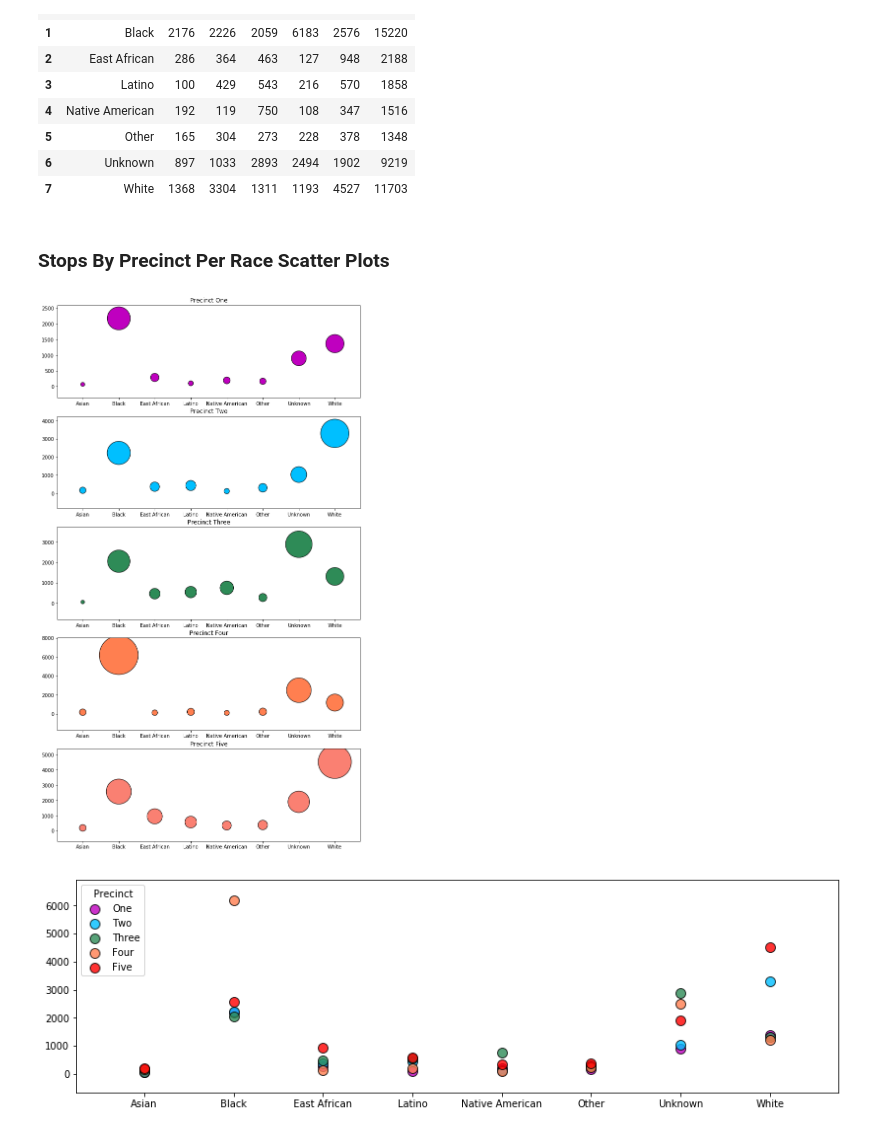
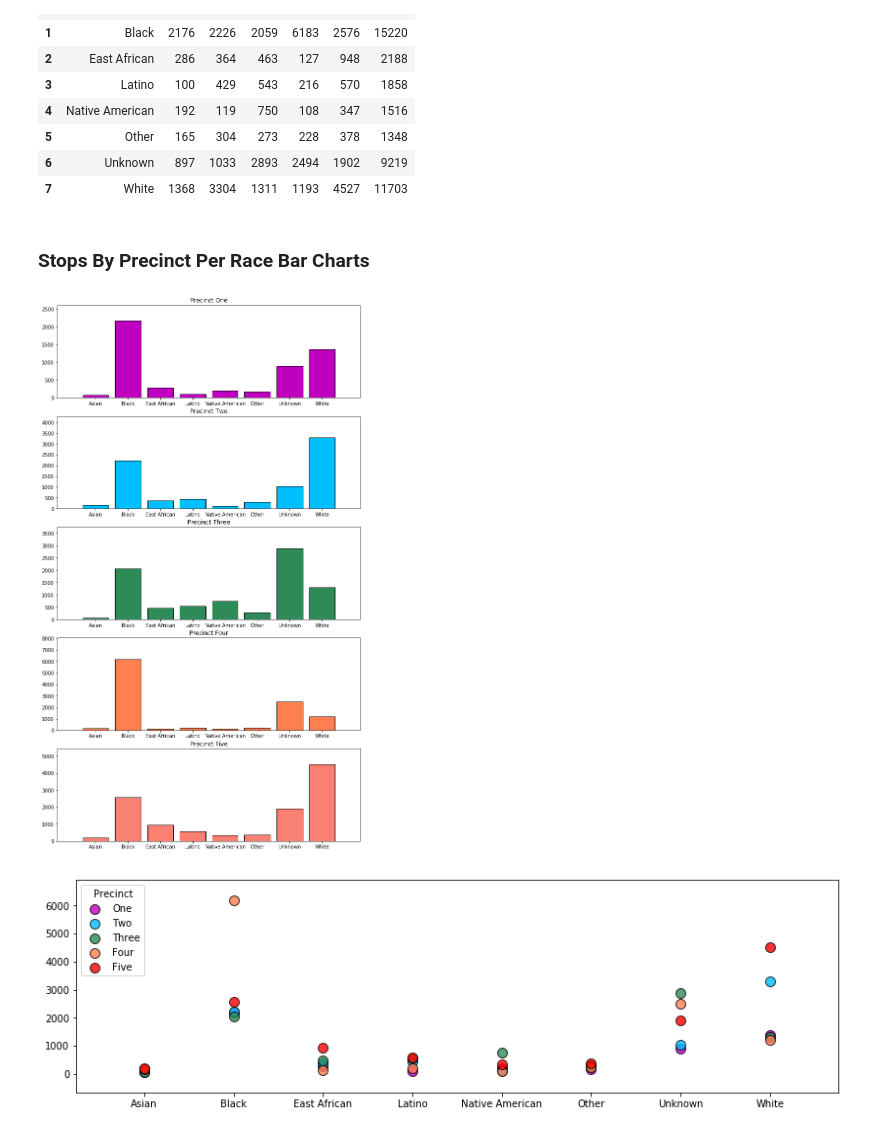
Before and after one commit to elu267/Project_GroupF, a Jupyter notebook: MN_Stop_Data.ipynb, the cells around one changed output. Cells and saved outputs as stored; diff of their text form; code cells hidden in the pictures.

```diff
--- a/MN_Stop_Data.ipynb
+++ b/MN_Stop_Data.ipynb
@@ -301,43 +223,43 @@ stops_per_precinct_by_race
 | 6 | Unknown | 897 | 1033 | 2893 | 2494 | 1902 | 9219 |
 | 7 | White | 1368 | 3304 | 1311 | 1193 | 4527 | 11703 |
 # %% [markdown]
-### Stops By Precinct Per Race Scatter Plots
+### Stops By Precinct Per Race Bar Charts
 # %%
 #splitting up df to segment by precicnt
 stppbr = stops_per_precinct_by_race
 stppbr
 
 one = pd.DataFrame(stppbr.iloc[:, [0,1]])
 two = pd.DataFrame(stppbr.iloc[:, [0,2]]) #data.iloc[[0,3,6,24], [0,5,6]]
 three = pd.DataFrame(stppbr.iloc[:, [0,3]])
 four = pd.DataFrame(stppbr.iloc[:, [0,4]])
 five = pd.DataFrame(stppbr.iloc[:, [0,5]])
 six = pd.DataFrame(stppbr.iloc[:, [0,6]])
 
 #plotting
 fig1,ax = plt.subplots(5,1 , figsize=(11,20))
 
-ax[0].scatter(one.race,one.one, s=one.one, color='m', label='One',linewidths=1 ,edgecolor='black')
-ax[1].scatter(two.race,two.two, s=two.two, color='deepskyblue', label='Two',linewidths=1 ,edgecolor='black')
-ax[2].scatter(three.race,three.three, s=three.three, color='seagreen', label='Three',linewidths=1 ,edgecolor='black')
-ax[3].scatter(four.race,four.four, s=four.four, color='coral', label='Four',linewidths=1 ,edgecolor='black')
-ax[4].scatter(five.race,five.five, s=five.five, color='salmon', label='Five',linewidths=1 ,edgecolor='black')
+ax[0].bar(one.race,one.one,  color='m', label='One',edgecolor='black')
+ax[1].bar(two.race,two.two,  color='deepskyblue', label='Two',edgecolor='black')
+ax[2].bar(three.race,three.three,  color='seagreen', label='Three',edgecolor='black')
+ax[3].bar(four.race,four.four,  color='coral', label='Four',edgecolor='black')
+ax[4].bar(five.race,five.five,  color='salmon', label='Five',edgecolor='black')
 
 ax[0].margins(x=0.1,y=0.2)
 ax[1].margins(x=0.1,y=0.3)
 ax[2].margins(x=0.1,y=0.3)
 ax[3].margins(x=0.1,y=0.3)
 ax[4].margins(x=0.1,y=0.2)
 
 ax[0].set_title('Precinct One')
 ax[1].set_title('Precinct Two')
 ax[2].set_title('Precinct Three')
 ax[3].set_title('Precinct Four')
 ax[4].set_title('Precinct Five')
 
 fig1.savefig('Stops_per_precinct_by_race.png')
 # %% [output]
-[figure, old version]
+[figure, new version]
 # %%
 stppbr = stops_per_precinct_by_race
 stppbr
```
Also changed, not shown: parts of 21 cells of this notebook, 5 other files.
